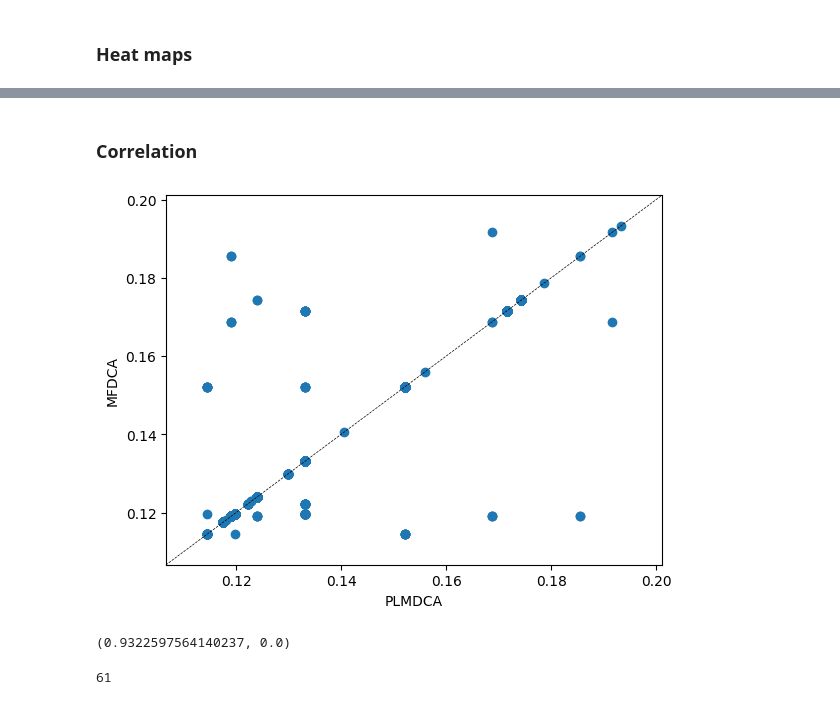
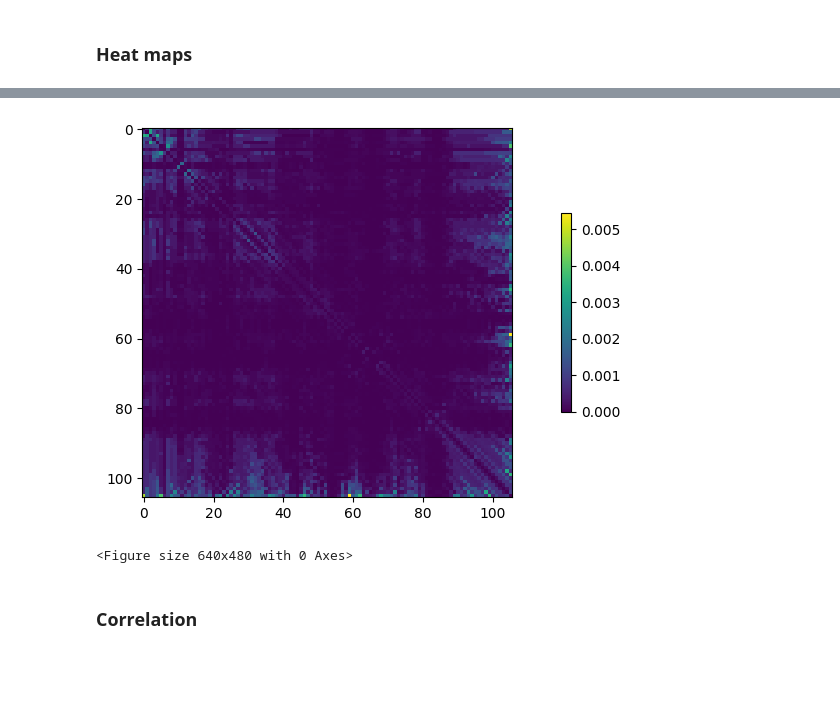
Before and after one commit to Vincent-La/cmsc702-protein-lm, a Jupyter notebook: notebooks/scoring_correlation.ipynb, the cells around one changed output, grey strips where cells are left out. Saved outputs shown, nothing was run; the diff lists cells and outputs as text; code cells hidden in the pictures; blank space fills up the shorter version.

```diff
--- a/notebooks/scoring_correlation.ipynb
+++ b/notebooks/scoring_correlation.ipynb
@@ -200,25 +256,8 @@ heatmap_creator([esm_dfs[0], mfdca_df])
+# %%
+heatmap_creator([plmdca_df, mfdca_df])
+plt.savefig("../plots/heatmaps/plmdca-mfdca.png")
+# %% [output]
+[figure, added]
+<Figure size 640x480 with 0 Axes>
 # %% [markdown]
 ### Correlation
-# %%
-#matches = get_matches(filter_L(mfdca_df, L=500), filter_L(plmdca_df, L=500))
-plt.scatter(matches["a_prob"], matches["b_prob"])
-plt.plot([0,1],[0,1],color="black",linestyle="dashed", linewidth=0.5)
-ax = plt.gca()
-a_min, a_max = matches["a_prob"].min(), matches["a_prob"].max()
-b_min, b_max = matches["b_prob"].min(), matches["b_prob"].max()
-a_range, b_range = (a_max - a_min) / 10, (b_max - b_min) / 10
-ax.set_xlim([a_min - a_range, a_max + a_range])
-ax.set_ylim([b_min - b_range, b_max + b_range])
-plt.xlabel("PLMDCA") # NOTE: set axes same and draw diagonal
-plt.ylabel("MFDCA")
-corr, p = spearmanr(matches["a_prob"], matches["b_prob"])
-# %% [output]
-[figure, removed]
-# %%
-corr, p
-# %% [output]
-(0.9322597564140237, 0.0)
-# %%
-ayy
-# %% [output]
-61
```
Also changed, not shown: parts of 18 cells of this notebook, 13 other files.
